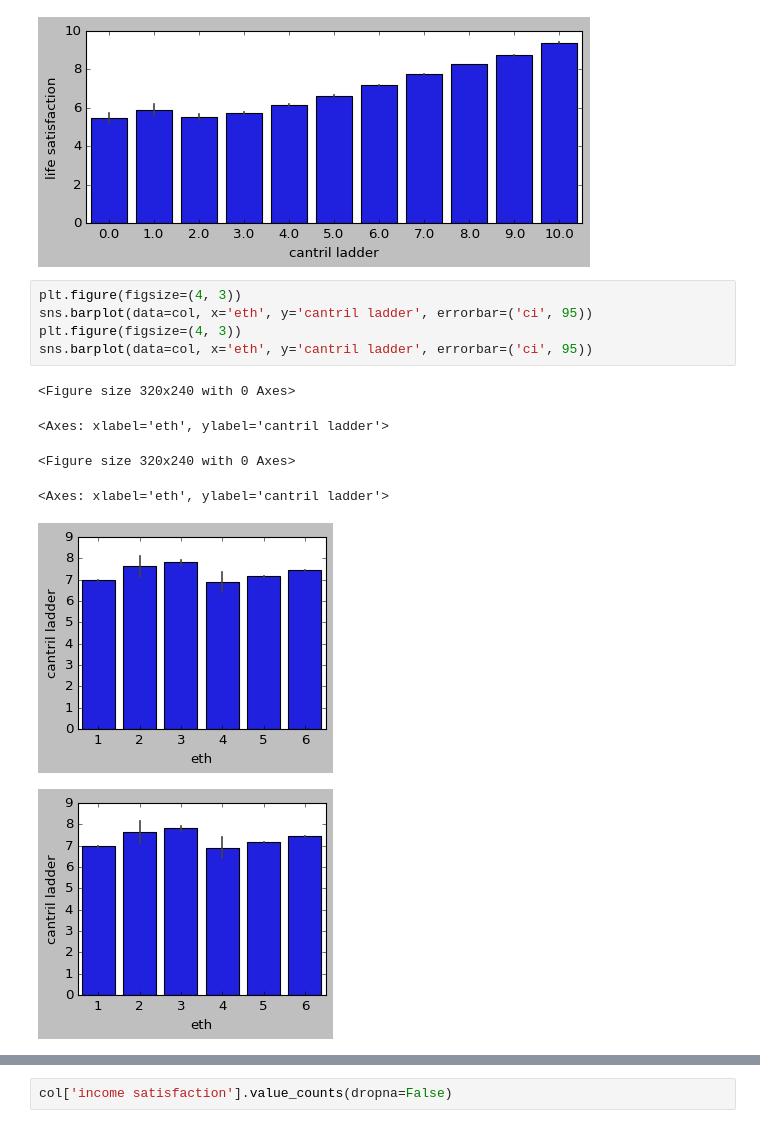
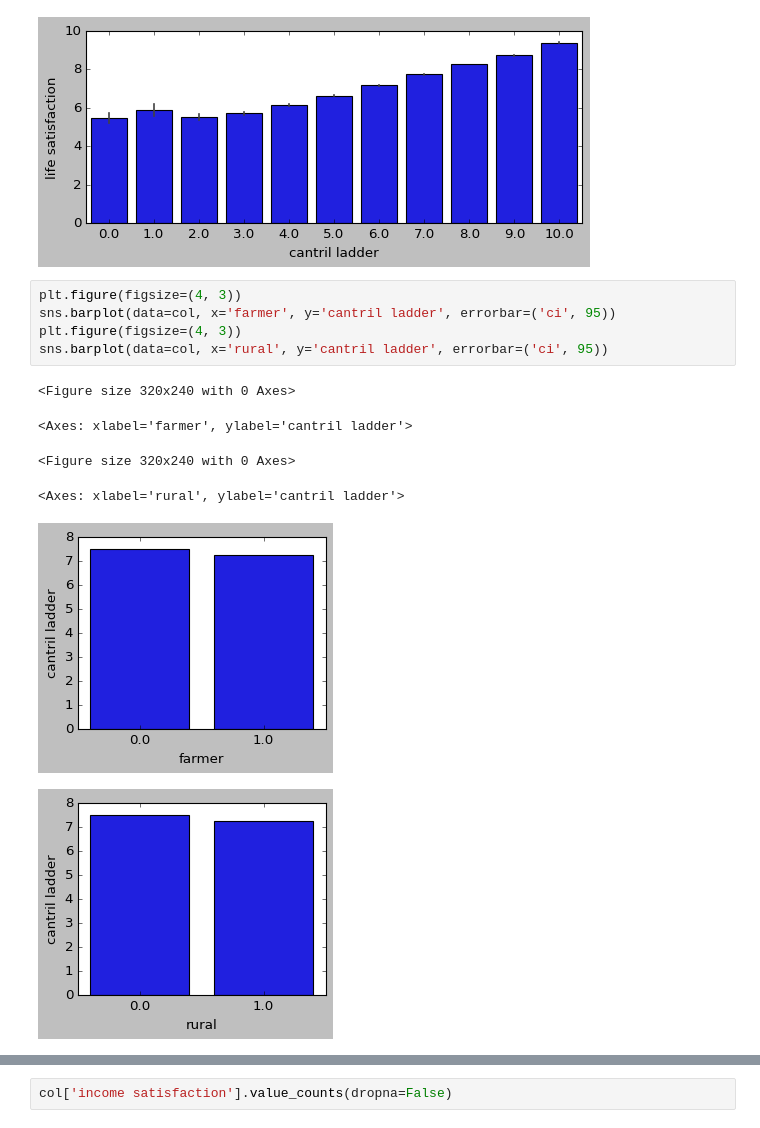
Before and after one commit to theaok/linaColMex, a Jupyter notebook: linaColMex.ipynb, the cells around one changed output, grey strips where cells are left out. Saved outputs shown, nothing was run; the diff lists cells and outputs as text.

```diff
--- a/linaColMex.ipynb
+++ b/linaColMex.ipynb
@@ -611,13 +611,13 @@ sns.barplot(data=col, x='cantril ladder', y='life satisfaction', errorbar=('ci',
 [figure]
 # %%
 plt.figure(figsize=(4, 3))
-sns.barplot(data=col, x='eth', y='cantril ladder', errorbar=('ci', 95))
+sns.barplot(data=col, x='farmer', y='cantril ladder', errorbar=('ci', 95))
 plt.figure(figsize=(4, 3))
-sns.barplot(data=col, x='eth', y='cantril ladder', errorbar=('ci', 95))
+sns.barplot(data=col, x='rural', y='cantril ladder', errorbar=('ci', 95))
 # %% [output]
 <Figure size 320x240 with 0 Axes>
-<Axes: xlabel='eth', ylabel='cantril ladder'>
+<Axes: xlabel='farmer', ylabel='cantril ladder'>
 <Figure size 320x240 with 0 Axes>
-<Axes: xlabel='eth', ylabel='cantril ladder'>
+<Axes: xlabel='rural', ylabel='cantril ladder'>
-[figure, old version]
+[figure, new version]
-[figure, old version]
+[figure, new version]
```
Also changed, not shown: parts of 2 cells of this notebook.
